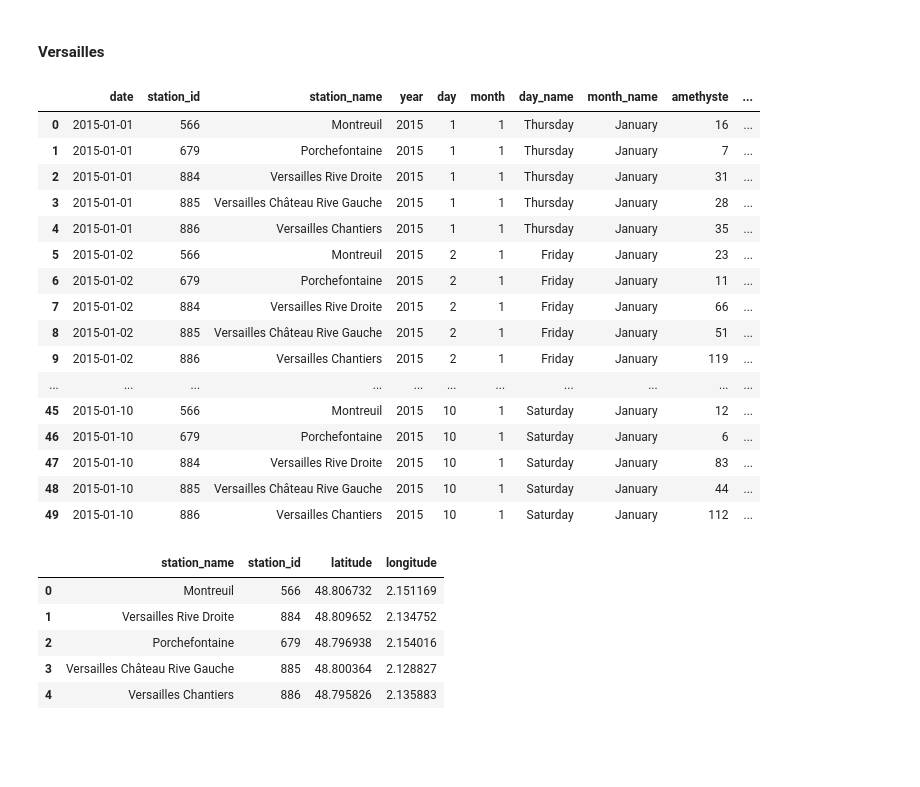
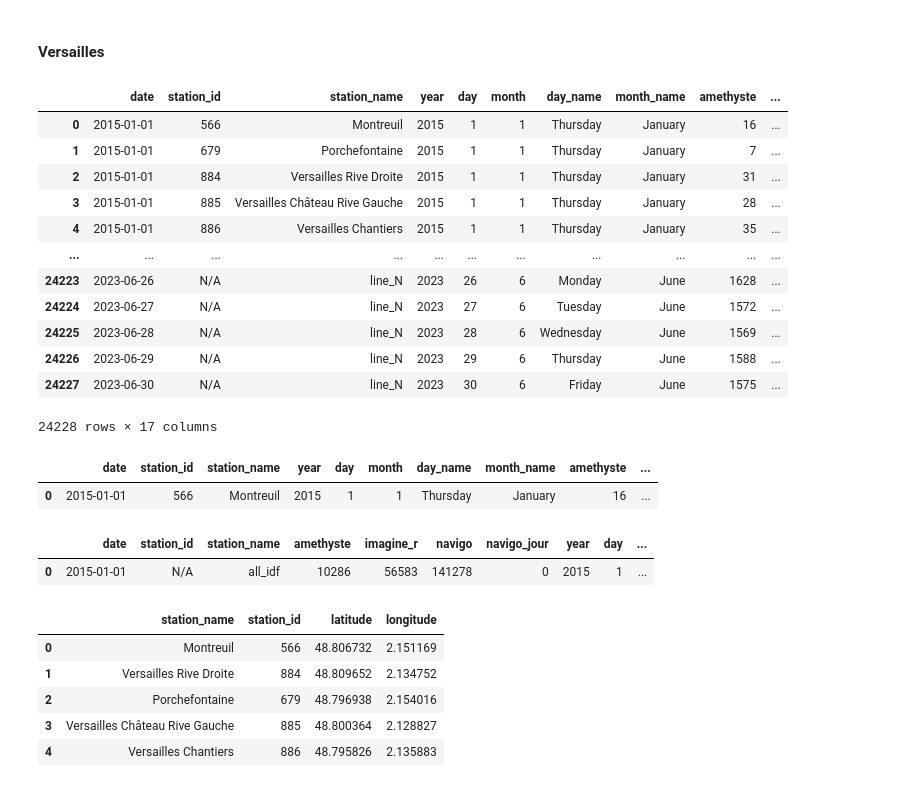
Before and after one commit to lucas-lfp/even-flow__railway-traffic-dashboard, a Jupyter notebook: ef_versailles.ipynb, the cells around one changed output. Drawn from its saved outputs; the diff is of its cells as text; code cells hidden in the pictures; blank space fills up the shorter version.

Commit message:
adds a df for all IdF, line N and line L

```diff
--- a/ef_versailles.ipynb
+++ b/ef_versailles.ipynb
@@ -292,0 +284,39 @@ yearly_l.to_csv('yearly_l.csv', index = False)
+# %%
+N = pd.concat([df2_all,df23_s1_all]).reset_index(drop = True)
+
+N['CODE_STIF_RES'] = N['CODE_STIF_RES'].str.strip()
+N = N[N["CODE_STIF_RES"] == "852"]                # Selecting rows from line N stations
+N = N.drop(["CODE_STIF_TRNS", "ID_REFA_LDA", "lda"], axis = 1)
+N = N.rename(columns = {"JOUR" : "date", "CODE_STIF_RES" : "network",  "CODE_STIF_ARRET" : "station_id", "LIBELLE_ARRET" : "station_name", "CATEGORIE_TITRE" : "pass_type", "NB_VALD" : "n_passengers"})
+N['network'] = N['network'].map(network_dict)
+N['n_passengers'] = N.apply(lambda row: 2 if row['n_passengers'] == "Moins de 5" else row['n_passengers'], axis = 1)         #Arbitrarily setting "< 5" to 2 validations
+N['n_passengers'] = N['n_passengers'].astype("int")
+
+N['year'] = N['date'].dt.year
+N['day'] = N['date'].dt.day
+N['month'] = N['date'].dt.month
+N['day_name'] = N['date'].dt.day_name()
+N['month_name'] = N['date'].dt.month_name()
+
+N = N.pivot_table(index=['date', 'station_id', 'station_name', 'year', 'day', 'month', 'day_name', 'month_name'],
+                                  columns='pass_type', values='n_passengers', aggfunc='sum').reset_index()
+N.columns.name = None
+N[["?", "AMETHYSTE", "AUTRE TITRE", "FGT", "IMAGINE R", "NAVIGO", "NAVIGO JOUR", "NON DEFINI", "TST"]] = N[["?", "AMETHYSTE", "AUTRE TITRE", "FGT", "IMAGINE R", "NAVIGO", "NAVIGO JOUR", "NON DEFINI", "TST"]].fillna(0).astype("int")
+
+N = N.groupby('date').agg(aggregation).reset_index()
+N['station_name'] = "line_N"
+N[['station_id', "network"]] = "N/A"
+
+N['social'] = N['FGT'] + N['TST']
+N['other'] = N['?'] + N['AUTRE TITRE'] + N['NON DEFINI']
+N = N.drop(['?', "AUTRE TITRE", "FGT", "NON DEFINI", "TST"], axis = 1)
+N = N.rename(columns = {"AMETHYSTE" : "amethyste", "IMAGINE R" : "imagine_r", "NAVIGO": "navigo", "NAVIGO JOUR": "navigo_jour"})
+N["daily_traffic"] = N["amethyste"] + N["imagine_r"] + N["navigo"] + N["navigo_jour"] + N ["social"] + N["other"]
+N = N.drop('network', axis = 1)
+S1 = ["January", "February", "March", "April", "May", "June"]
+S2 = ["July", "August", "September", "October", "November", "December"]
+
+N["semester"] = N.apply(lambda row: 1 if row['month_name'] in S1 else 2 if row['month_name'] in S2 else None, axis = 1)
+
+
+N
@@ -374,46 +418,43 @@ daily = daily.drop(["CODE_STIF_TRNS", "CODE_STIF_RES", "ID_REFA_LDA", "lda"], ax
 daily = daily.rename(columns = {"JOUR" : "date", "CODE_STIF_ARRET" : "station_id", "LIBELLE_ARRET" : "station_name", "CATEGORIE_TITRE" : "pass_type", "NB_VALD" : "n_passengers"})
 daily['station_name'] = daily['station_id'].map(stif_code_reverse)
 daily['n_passengers'] = daily.apply(lambda row: 2 if row['n_passengers'] == "Moins de 5" else row['n_passengers'], axis = 1)
 daily['n_passengers'] = daily['n_passengers'].astype("int")
 daily['year'] = daily['date'].dt.year
 daily['day'] = daily['date'].dt.day
 daily['month'] = daily['date'].dt.month
 daily['day_name'] = daily['date'].dt.day_name()
 daily['month_name'] = daily['date'].dt.month_name()
 daily = daily.pivot_table(index=['date', 'station_id', 'station_name', 'year', 'day', 'month', 'day_name', 'month_name'],
                                   columns='pass_type', values='n_passengers', aggfunc='sum').reset_index()
 daily.columns.name = None
 daily[["?", "AMETHYSTE", "AUTRE TITRE", "FGT", "IMAGINE R", "NAVIGO", "NAVIGO JOUR", "NON DEFINI", "TST"]] = daily[["?", "AMETHYSTE", "AUTRE TITRE", "FGT", "IMAGINE R", "NAVIGO", "NAVIGO JOUR", "NON DEFINI", "TST"]].fillna(0).astype("int")
 daily['social'] = daily['FGT'] + daily['TST']
 daily['other'] = daily['?'] + daily['AUTRE TITRE'] + daily['NON DEFINI']
 daily = daily.drop(['?', "AUTRE TITRE", "FGT", "NON DEFINI", "TST"], axis = 1)
 daily = daily.rename(columns = {"AMETHYSTE" : "amethyste", "IMAGINE R" : "imagine_r", "NAVIGO": "navigo", "NAVIGO JOUR": "navigo_jour"})
-daily["daily_traffic"] = daily["amethyste"] + daily["imagine_r"] + daily["navigo"] + daily["navigo_jour"] + daily ["social"] + daily["other"]
+daily["daily_traffic"] = daily["amethyste"] + daily["imagine_r"] + daily["navigo"] + daily["navigo_jour"] + daily["social"] + daily["other"]
 
 S1 = ["January", "February", "March", "April", "May", "June"]
 S2 = ["July", "August", "September", "October", "November", "December"]
 
 daily["semester"] = daily.apply(lambda row: 1 if row['month_name'] in S1 else 2 if row['month_name'] in S2 else None, axis = 1)
 
-daily.head(50)
+daily = pd.concat([daily, idf, L, N]).reset_index(drop = True)
+daily
 # %% [output]
 |  | date | station_id | station_name | year | day | month | day_name | month_name | amethyste | ... |
 | 0 | 2015-01-01 | 566 | Montreuil | 2015 | 1 | 1 | Thursday | January | 16 | ... |
 | 1 | 2015-01-01 | 679 | Porchefontaine | 2015 | 1 | 1 | Thursday | January | 7 | ... |
 | 2 | 2015-01-01 | 884 | Versailles Rive Droite | 2015 | 1 | 1 | Thursday | January | 31 | ... |
 | 3 | 2015-01-01 | 885 | Versailles Château Rive Gauche | 2015 | 1 | 1 | Thursday | January | 28 | ... |
 | 4 | 2015-01-01 | 886 | Versailles Chantiers | 2015 | 1 | 1 | Thursday | January | 35 | ... |
-| 5 | 2015-01-02 | 566 | Montreuil | 2015 | 2 | 1 | Friday | January | 23 | ... |
-| 6 | 2015-01-02 | 679 | Porchefontaine | 2015 | 2 | 1 | Friday | January | 11 | ... |
-| 7 | 2015-01-02 | 884 | Versailles Rive Droite | 2015 | 2 | 1 | Friday | January | 66 | ... |
-| 8 | 2015-01-02 | 885 | Versailles Château Rive Gauche | 2015 | 2 | 1 | Friday | January | 51 | ... |
-| 9 | 2015-01-02 | 886 | Versailles Chantiers | 2015 | 2 | 1 | Friday | January | 119 | ... |
 | ... | ... | ... | ... | ... | ... | ... | ... | ... | ... | ... |
-| 45 | 2015-01-10 | 566 | Montreuil | 2015 | 10 | 1 | Saturday | January | 12 | ... |
-| 46 | 2015-01-10 | 679 | Porchefontaine | 2015 | 10 | 1 | Saturday | January | 6 | ... |
-| 47 | 2015-01-10 | 884 | Versailles Rive Droite | 2015 | 10 | 1 | Saturday | January | 83 | ... |
-| 48 | 2015-01-10 | 885 | Versailles Château Rive Gauche | 2015 | 10 | 1 | Saturday | January | 44 | ... |
-| 49 | 2015-01-10 | 886 | Versailles Chantiers | 2015 | 10 | 1 | Saturday | January | 112 | ... |
+| 24223 | 2023-06-26 | N/A | line_N | 2023 | 26 | 6 | Monday | June | 1628 | ... |
+| 24224 | 2023-06-27 | N/A | line_N | 2023 | 27 | 6 | Tuesday | June | 1572 | ... |
+| 24225 | 2023-06-28 | N/A | line_N | 2023 | 28 | 6 | Wednesday | June | 1569 | ... |
+| 24226 | 2023-06-29 | N/A | line_N | 2023 | 29 | 6 | Thursday | June | 1588 | ... |
+| 24227 | 2023-06-30 | N/A | line_N | 2023 | 30 | 6 | Friday | June | 1575 | ... |
+24228 rows × 17 columns
 # %%
 gares = pd.read_csv('original_datasets/referentiel-gares-voyageurs.csv', sep = ";")
 gares["Commune"] = gares["Commune"].dropna()
@@ -422,6 +463,16 @@ infos_v['stif_code'] = infos_v['Intitulé gare'].map(stif_code)
 infos_v = infos_v.rename(columns = {"Longitude" : "longitude", "Latitude" : "latitude", "Intitulé gare" : "station_name", "stif_code" : "station_id"})
 infos_v = infos_v.reset_index(drop = True)
 infos_v = infos_v[['station_name', 'station_id', 'latitude', 'longitude']]
+# %%
+daily.head(1)
+# %% [output]
+|  | date | station_id | station_name | year | day | month | day_name | month_name | amethyste | ... |
+| 0 | 2015-01-01 | 566 | Montreuil | 2015 | 1 | 1 | Thursday | January | 16 | ... |
+# %%
+idf.head(1)
+# %% [output]
+|  | date | station_id | station_name | amethyste | imagine_r | navigo | navigo_jour | year | day | ... |
+| 0 | 2015-01-01 | N/A | all_idf | 10286 | 56583 | 141278 | 0 | 2015 | 1 | ... |
 # %%
 infos_v.head()
 # %% [output]
```
Also changed, not shown: parts of 19 cells of this notebook.
